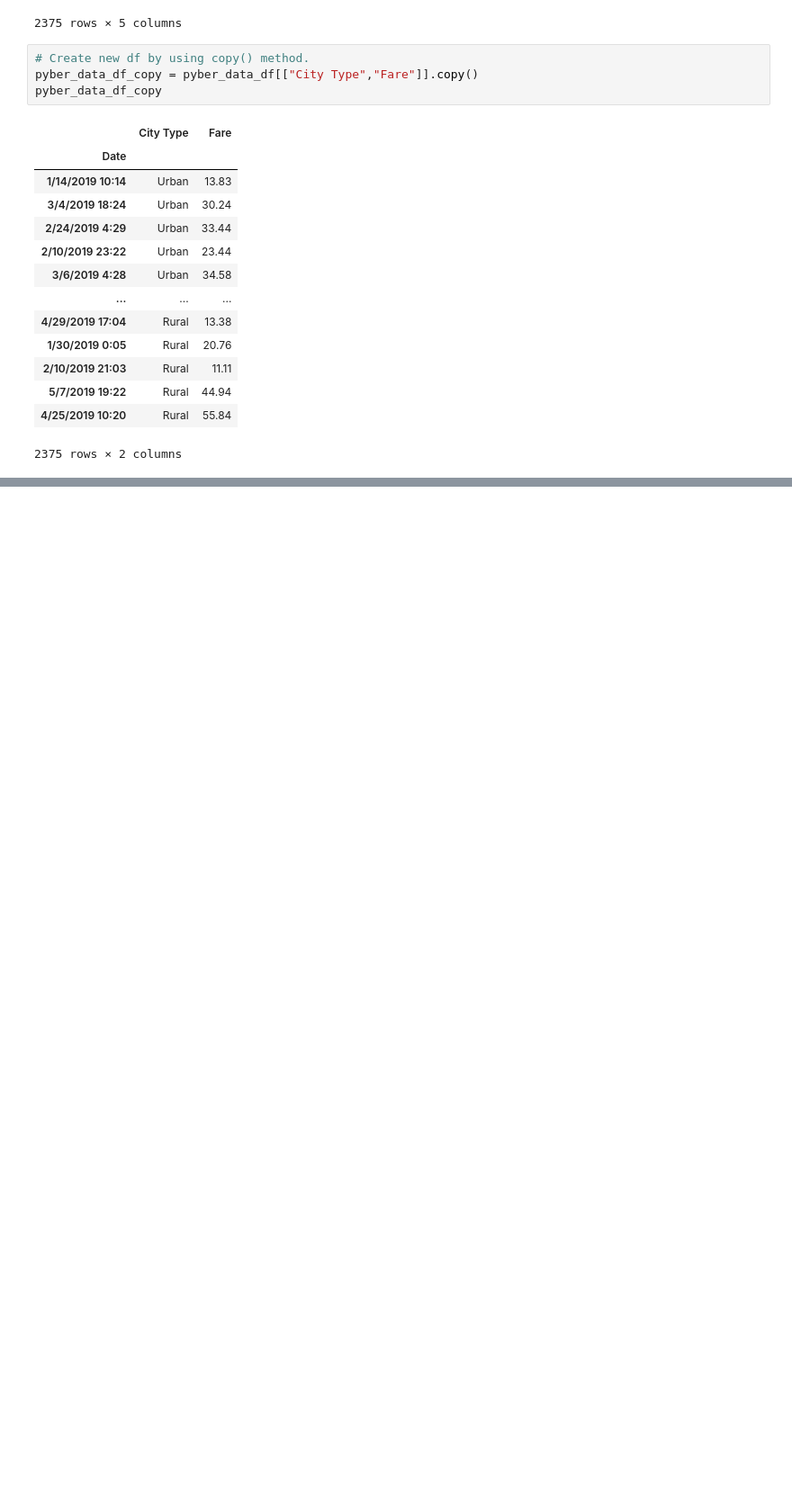
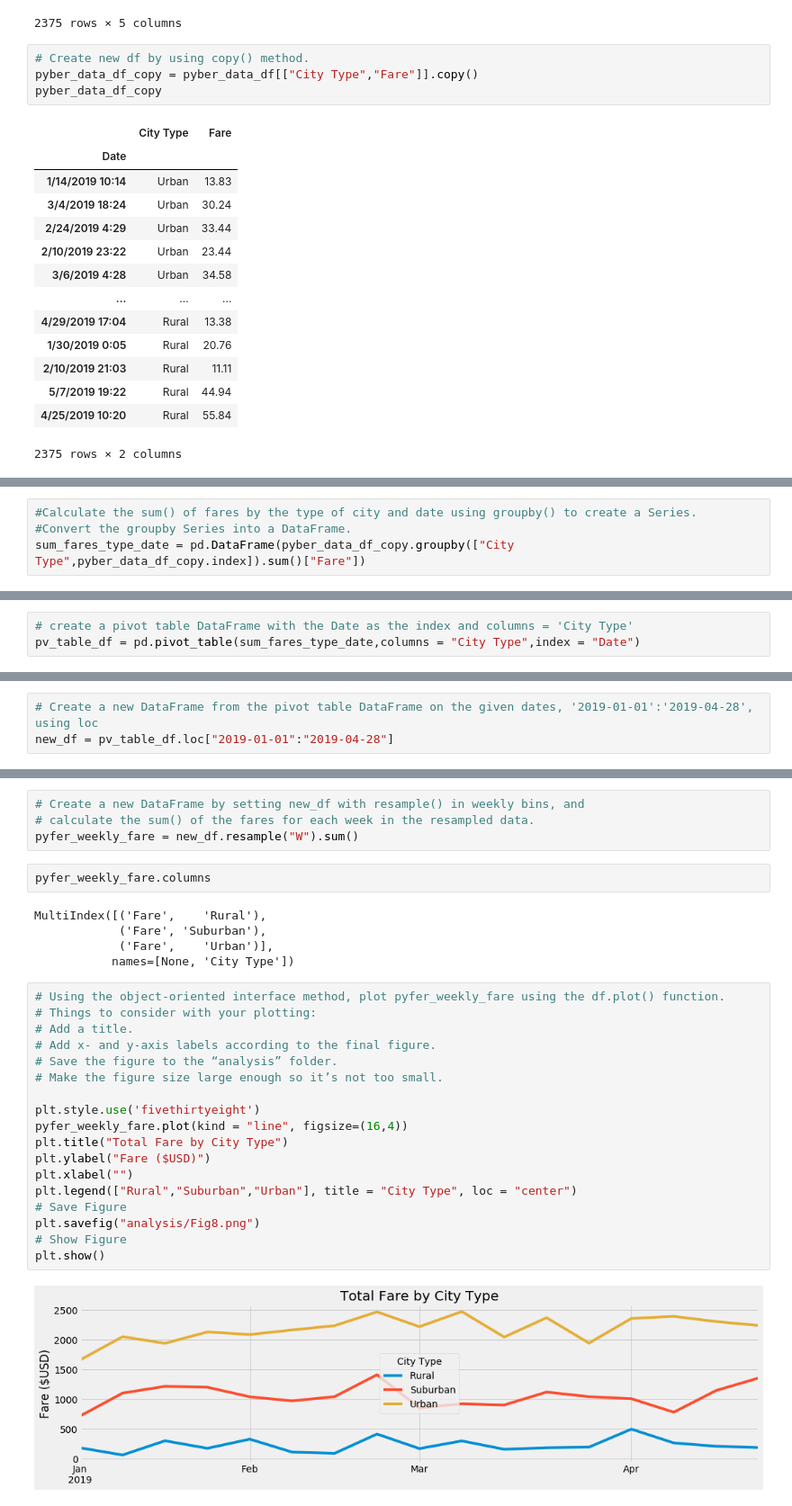
Before and after one commit to hannahc1/PyBer_Analysis, a Jupyter notebook: PyBer.ipynb, the cells around one changed output, grey strips where cells are left out. Shown at 90% size. Drawn from its saved outputs; the diff is of its cells as text; blank space fills up the shorter version.

```diff
--- a/PyBer.ipynb
+++ b/PyBer.ipynb
@@ -1188,0 +1193,4 @@ memory usage: 55.7+ KB
+# %%
+#Calculate the sum() of fares by the type of city and date using groupby() to create a Series.
+#Convert the groupby Series into a DataFrame.
+sum_fares_type_date = pd.DataFrame(pyber_data_df_copy.groupby(["City Type",pyber_data_df_copy.index]).sum()["Fare"])
@@ -1188,0 +1233,3 @@ memory usage: 55.7+ KB
+# %%
+# create a pivot table DataFrame with the Date as the index and columns = 'City Type'
+pv_table_df = pd.pivot_table(sum_fares_type_date,columns = "City Type",index = "Date")
@@ -1188,0 +1254,3 @@ memory usage: 55.7+ KB
+# %%
+# Create a new DataFrame from the pivot table DataFrame on the given dates, '2019-01-01':'2019-04-28', using loc
+new_df = pv_table_df.loc["2019-01-01":"2019-04-28"]
@@ -1188,0 +1275,31 @@ memory usage: 55.7+ KB
+# %%
+# Create a new DataFrame by setting new_df with resample() in weekly bins, and
+# calculate the sum() of the fares for each week in the resampled data.
+pyfer_weekly_fare = new_df.resample("W").sum()
+# %%
+pyfer_weekly_fare.columns
+# %% [output]
+MultiIndex([('Fare',    'Rural'),
+            ('Fare', 'Suburban'),
+            ('Fare',    'Urban')],
+           names=[None, 'City Type'])
+# %%
+# Using the object-oriented interface method, plot pyfer_weekly_fare using the df.plot() function.
+# Things to consider with your plotting:
+# Add a title.
+# Add x- and y-axis labels according to the final figure.
+# Save the figure to the “analysis” folder.
+# Make the figure size large enough so it’s not too small.
+
+plt.style.use('fivethirtyeight')
+pyfer_weekly_fare.plot(kind = "line", figsize=(16,4))
+plt.title("Total Fare by City Type")
+plt.ylabel("Fare ($USD)")
+plt.xlabel("")
+plt.legend(["Rural","Suburban","Urban"], title = "City Type", loc = "center")
+# Save Figure
+plt.savefig("analysis/Fig8.png")
+# Show Figure
+plt.show()
+# %% [output]
+[figure, added]
```
Also changed, not shown: parts of 6 cells of this notebook, 4 other files.
